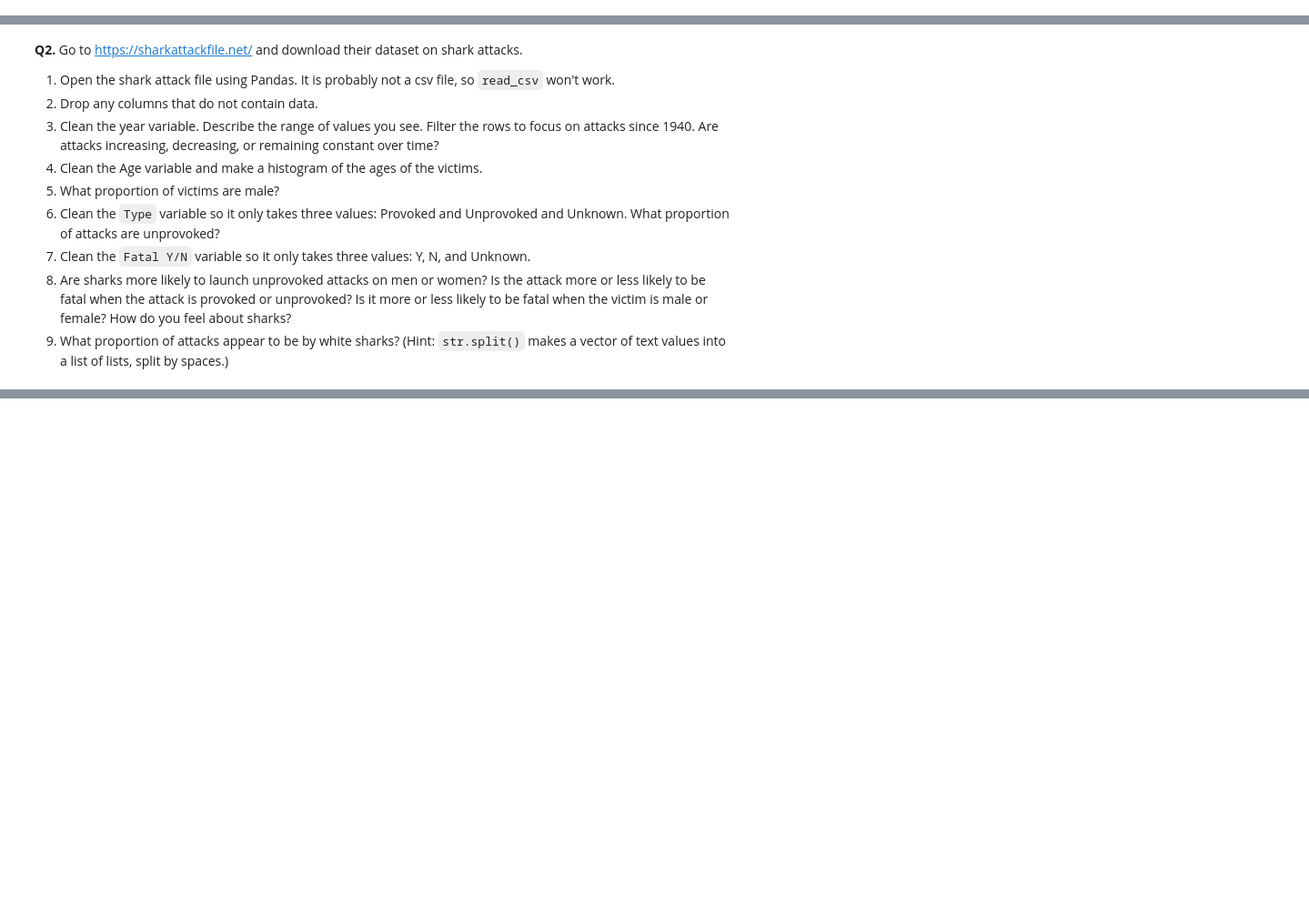
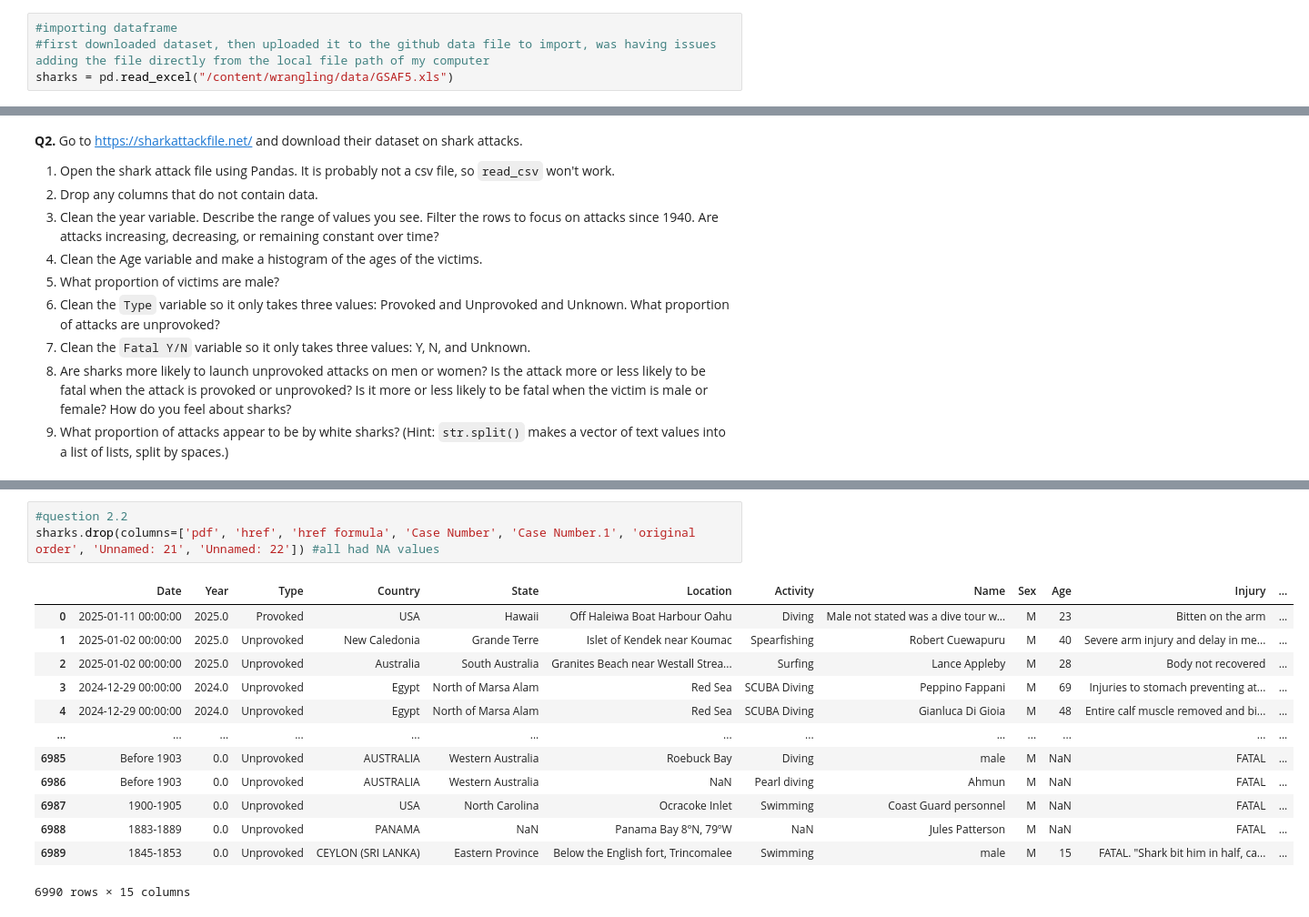
Before and after one commit to kyleegit27/wrangling_KL, a Jupyter notebook: assignment/assignment.ipynb, the cells around one changed output, grey strips where cells are left out. Shown: that part at 91% size. Saved outputs shown, nothing was run; the diff lists cells and outputs as text; blank space fills up the shorter version.

```diff
--- a/assignment/assignment.ipynb
+++ b/assignment/assignment.ipynb
@@ -21,6 +21,10 @@ import pandas as pd
 import numpy as np
 import matplotlib.pyplot as plt
 import seaborn as sns
+# %%
+#importing dataframe
+#first downloaded dataset, then uploaded it to the github data file to import, was having issues adding the file directly from the local file path of my computer
+sharks = pd.read_excel("/content/wrangling/data/GSAF5.xls")
 # %% [markdown]
 **Q1.** This question provides some practice cleaning variables which have common problems.
 1. Numeric variable: For `./data/airbnb_hw.csv`, clean the `Price` variable as well as you can, and explain the choices you make. How many missing values do you end up with? (Hint: What happens to the formatting when a price goes over 999 dollars, say from 675 to 1,112?)
@@ -41,0 +68,17 @@ import seaborn as sns
+# %%
+#question 2.2
+sharks.drop(columns=['pdf', 'href', 'href formula', 'Case Number', 'Case Number.1', 'original order', 'Unnamed: 21', 'Unnamed: 22']) #all had NA values
+# %% [output]
+|  | Date | Year | Type | Country | State | Location | Activity | Name | Sex | Age | Injury | ... |
+| 0 | 2025-01-11 00:00:00 | 2025.0 | Provoked | USA | Hawaii | Off Haleiwa Boat Harbour Oahu | Diving | Male not stated was a dive tour w... | M | 23 | Bitten on the arm | ... |
+| 1 | 2025-01-02 00:00:00 | 2025.0 | Unprovoked | New Caledonia | Grande Terre | Islet of Kendek near Koumac | Spearfishing | Robert Cuewapuru | M | 40 | Severe arm injury and delay in me... | ... |
+| 2 | 2025-01-02 00:00:00 | 2025.0 | Unprovoked | Australia | South Australia | Granites Beach near Westall Strea... | Surfing | Lance Appleby | M | 28 | Body not recovered | ... |
+| 3 | 2024-12-29 00:00:00 | 2024.0 | Unprovoked | Egypt | North of Marsa Alam | Red Sea | SCUBA Diving | Peppino Fappani | M | 69 | Injuries to stomach preventing at... | ... |
+| 4 | 2024-12-29 00:00:00 | 2024.0 | Unprovoked | Egypt | North of Marsa Alam | Red Sea | SCUBA Diving | Gianluca Di Gioia | M | 48 | Entire calf muscle removed and bi... | ... |
+| ... | ... | ... | ... | ... | ... | ... | ... | ... | ... | ... | ... | ... |
+| 6985 | Before 1903 | 0.0 | Unprovoked | AUSTRALIA | Western Australia | Roebuck Bay | Diving | male | M | NaN | FATAL | ... |
+| 6986 | Before 1903 | 0.0 | Unprovoked | AUSTRALIA | Western Australia | NaN | Pearl diving | Ahmun | M | NaN | FATAL | ... |
+| 6987 | 1900-1905 | 0.0 | Unprovoked | USA | North Carolina | Ocracoke Inlet | Swimming | Coast Guard personnel | M | NaN | FATAL | ... |
+| 6988 | 1883-1889 | 0.0 | Unprovoked | PANAMA | NaN | Panama Bay 8ºN, 79ºW | NaN | Jules Patterson | M | NaN | FATAL | ... |
+| 6989 | 1845-1853 | 0.0 | Unprovoked | CEYLON (SRI LANKA) | Eastern Province | Below the English fort, Trincomalee | Swimming | male | M | 15 | FATAL. "Shark bit him in half, ca... | ... |
+6990 rows × 15 columns
```
Also changed, not shown: parts of 7 cells of this notebook.
